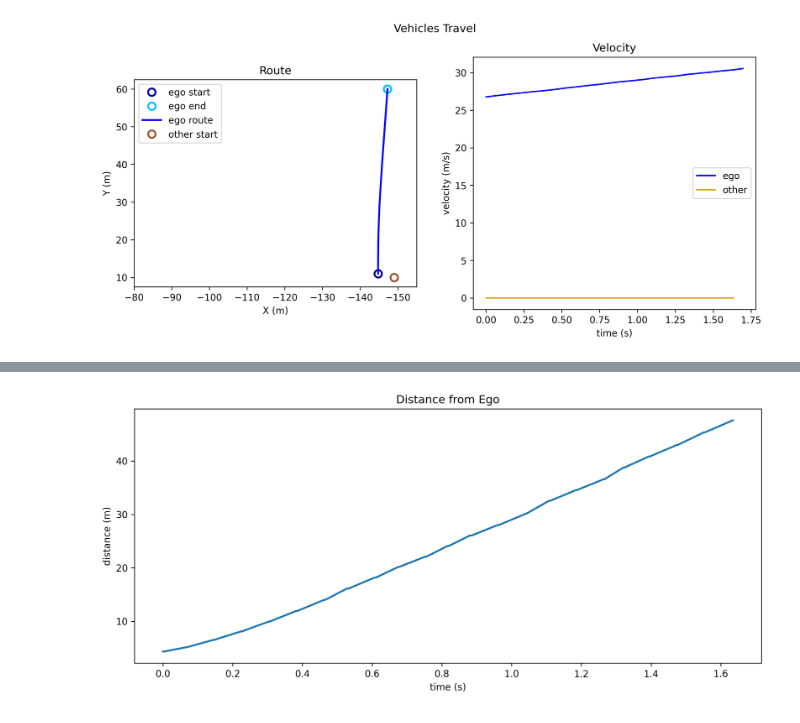
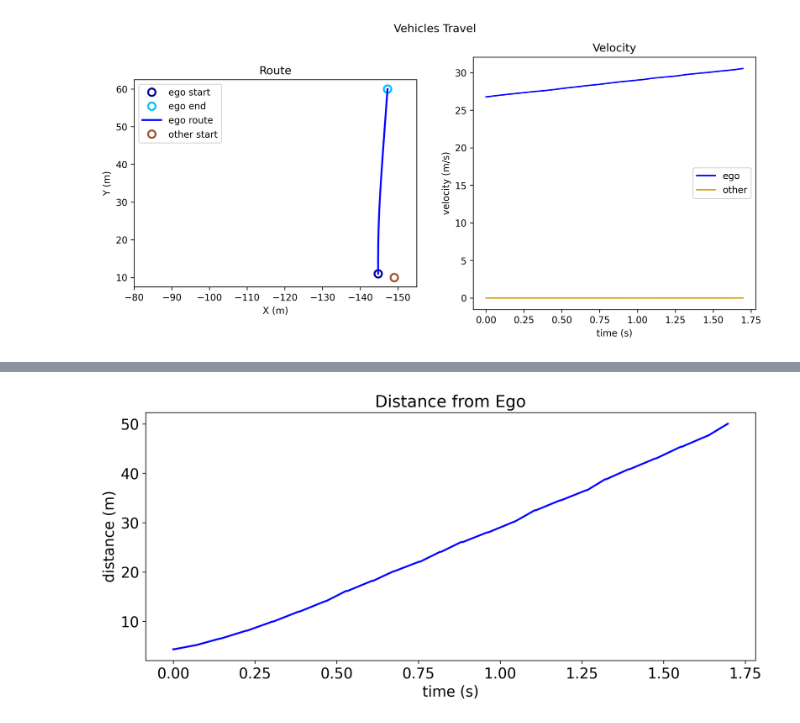
Before and after one commit to icaropires/objectlevel_fusion, a Jupyter notebook: experiments/carla_experiments/plots.ipynb, the cells around one changed output, grey strips where cells are left out. Saved outputs shown, nothing was run; the diff lists cells and outputs as text; code cells hidden in the pictures.

```diff
--- a/experiments/carla_experiments/plots.ipynb
+++ b/experiments/carla_experiments/plots.ipynb
@@ -178,20 +178,21 @@ Association score (not minimum): 0.75 +/- 0.25276251480171835
 # %%
 fig, ax = plt.subplots(figsize=(12, 5), dpi=300)
 
 tmp_df = fusion_df.copy()
 
 tmp_df['distance'] = np.hypot(fusion_df['x'], fusion_df['y'])
 tmp_df = tmp_df.set_index('timestamp').dropna()
 
-ax.plot(tmp_df['distance'], lw=2)
-ax.set(
-    title='Distance from Ego',
-    ylabel='distance (m)',
-    xlabel='time (s)',
-)
+ax.plot(tmp_df['distance'], lw=2, c='b')
+
+ax.set_title('Distance from Ego', fontsize=18)
+ax.set_xlabel('time (s)', fontsize=16)
+ax.set_ylabel('distance (m)', fontsize=16)
+ax.tick_params(labelsize=16)
+
 fig.savefig(f'{EXPERIMENT_NAME}/fusion_layer/{EXPERIMENT_VARIATION}_distance_from_ego.png')
 # %% [output]
-[figure, old version]
+[figure, new version]
 # %%
 application_df_file = EXPERIMENT_FILES['application_layer'][EXPERIMENT_VARIATION]
 application_df = pd.read_csv(
```
Also changed, not shown: parts of 4 cells of this notebook, 15 other files.
